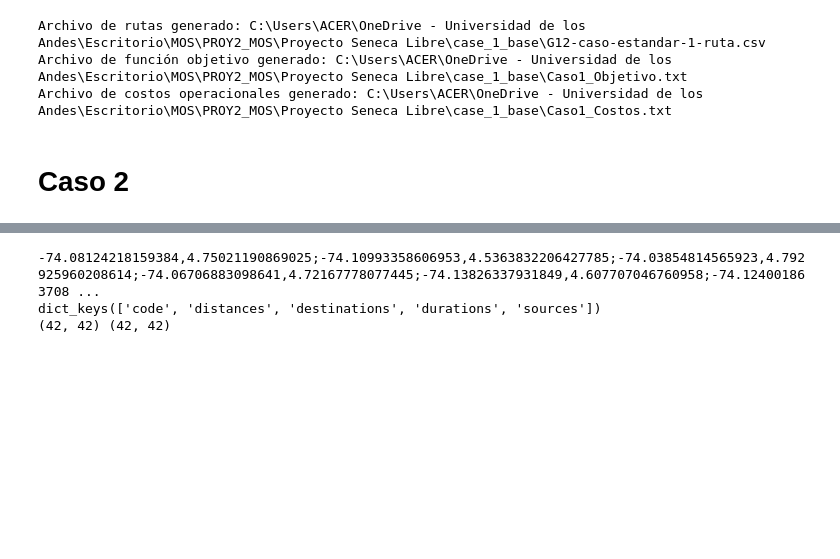
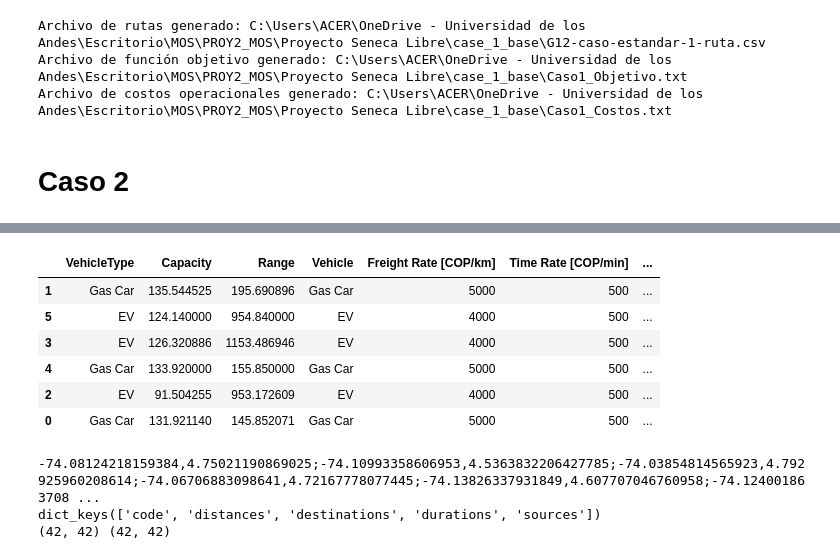
Before and after one commit to Pipeperez1305/PROY2_MOS, a Jupyter notebook: Proyecto Seneca Libre/MOS-Proyecto2.ipynb, the cells around one changed output, grey strips where cells are left out. Drawn from its saved outputs; the diff is of its cells as text; code cells hidden in the pictures; blank space fills up the shorter version.

```diff
--- a/Proyecto Seneca Libre/MOS-Proyecto2.ipynb
+++ b/Proyecto Seneca Libre/MOS-Proyecto2.ipynb
@@ -763,3 +823,15 @@ vehiculos_info2.sample(6)
+# %%
+#Reemplazar los valores nulos de cada columna por 0
+vehiculos_info2.fillna(0, inplace=True)
+vehiculos_info2.sample(6)
+# %% [output]
+|  | VehicleType | Capacity | Range | Vehicle | Freight Rate [COP/km] | Time Rate [COP/min] | ... |
+| 1 | Gas Car | 135.544525 | 195.690896 | Gas Car | 5000 | 500 | ... |
+| 5 | EV | 124.140000 | 954.840000 | EV | 4000 | 500 | ... |
+| 3 | EV | 126.320886 | 1153.486946 | EV | 4000 | 500 | ... |
+| 4 | Gas Car | 133.920000 | 155.850000 | Gas Car | 5000 | 500 | ... |
+| 2 | EV | 91.504255 | 953.172609 | EV | 4000 | 500 | ... |
+| 0 | Gas Car | 131.921140 | 145.852071 | Gas Car | 5000 | 500 | ... |
 # %%
 num_clientes2 = 30
 clientes_id2 = RangeSet(1, num_clientes2)
```
Also changed, not shown: parts of 28 cells of this notebook, 8 other files.
